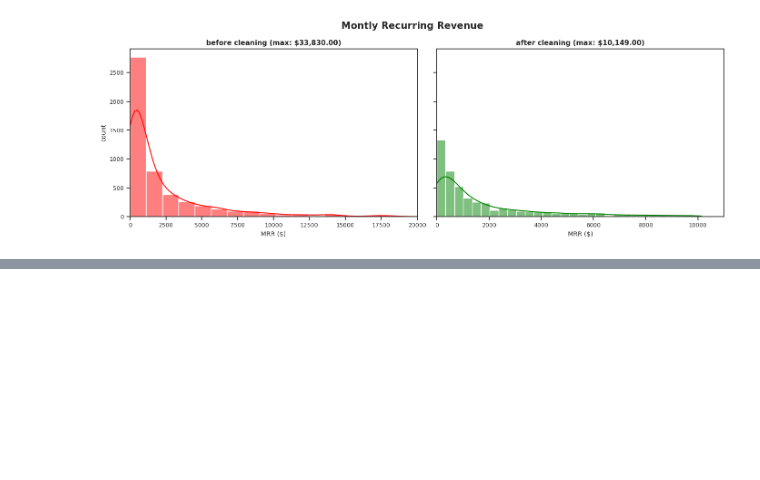
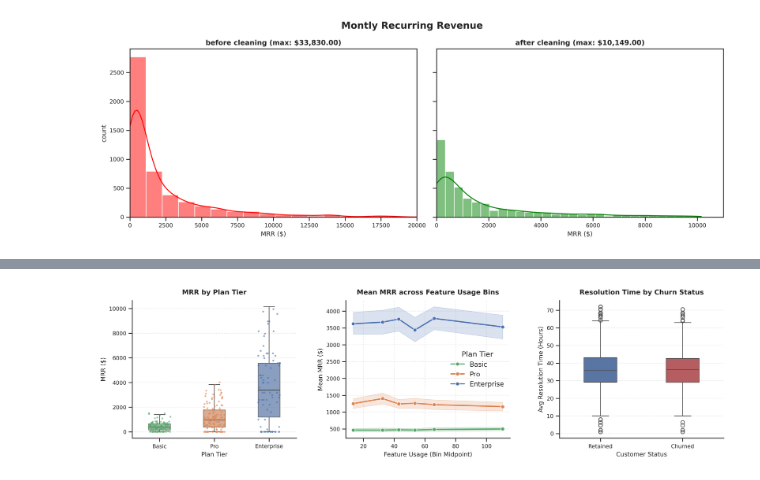
Before and after one commit to NotBenthe/EDA_SaaS_Subscription_Churn_Analytics, a Jupyter notebook: EDA.ipynb, the cells around one changed output, grey strips where cells are left out. Drawn from its saved outputs; the diff is of its cells as text; code cells hidden in the pictures; blank space fills up the shorter version.

```diff
--- a/EDA.ipynb
+++ b/EDA.ipynb
@@ -289,0 +454,98 @@ plt.show()
+# %%
+# plotting bivariate distributions
+fig, axes = plt.subplots(1, 3, figsize=(15, 4.5))
+
+# MMR by tier
+tier_order = ["Basic", "Pro", "Enterprise"]
+tier_colors = {"Basic": "#55A868", "Pro": "#DD8452", "Enterprise": "#4C72B0"}
+
+sns.boxplot(
+    data=df_clean,
+    x="plan_tier",
+    y="mrr_amount",
+    hue="plan_tier",
+    legend=False,
+    order=tier_order,
+    palette=tier_colors,
+    width=0.4,
+    fliersize=0,
+    ax=axes[0],
+    boxprops=dict(alpha=0.7)
+)
+
+sns.stripplot(
+    data=df_clean.sample(min(300, len(df_clean)), random_state=42),
+    x="plan_tier",
+    y="mrr_amount",
+    hue="plan_tier",
+    legend=False,
+    order=tier_order,
+    palette=tier_colors,
+    size=3,
+    alpha=0.6,
+    jitter=0.2,
+    ax=axes[0]
+)
+
+axes[0].set_title("MRR by Plan Tier", fontweight="bold", pad=10)
+axes[0].set_xlabel("Plan Tier")
+axes[0].set_ylabel("MRR ($)")
+axes[0].grid(True, axis="y", linestyle=":", alpha=0.6)
+sns.despine(ax=axes[0])
+
+
+# feature usage vs MMR
+df_clean_binned = df_clean.copy()
+
+# quantile bins
+df_clean_binned["usage_interval"] = pd.qcut(df_clean_binned["total_usage_count"], q=6, duplicates="drop")
+df_clean_binned["usage_bin"] = df_clean_binned["usage_interval"].apply(lambda x: x.mid).astype(float)
+
+# plotting
+sns.lineplot(
+    data=df_clean_binned,
+    x="usage_bin",
+    y="mrr_amount",
+    hue="plan_tier",
+    hue_order=tier_order,
+    palette=tier_colors,
+    marker="o",
+    linewidth=2,
+    ax=axes[1]
+)
+
+axes[1].set_title("Mean MRR across Feature Usage Bins", fontweight="bold", pad=10)
+axes[1].set_xlabel("Feature Usage (Bin Midpoint)")
+axes[1].set_ylabel("Mean MRR ($)")
+axes[1].legend(title="Plan Tier", frameon=False)
+axes[1].grid(True, linestyle=":", alpha=0.6)
+sns.despine(ax=axes[1])
+
+
+# support metric vs churn rate
+sns.boxplot(
+    data=df_clean,
+    x="churn_flag",
+    y="avg_resolution_hours",
+    hue="churn_flag",
+    palette=["#4C72B0", "#C44E52"],
+    legend=False,
+    width=0.4,
+    ax=axes[2]
+)
+
+axes[2].set_title("Resolution Time by Churn Status", fontweight="bold", pad=10)
+axes[2].set_xlabel("Customer Status")
+axes[2].set_ylabel("Avg Resolution Time (Hours)")
+
+axes[2].set_xticks([0, 1])                                 # Fixed: Set ticks first
+axes[2].set_xticklabels(["Retained", "Churned"])   # Set tick labels safely
+
+axes[2].grid(True, axis="y", linestyle=":", alpha=0.6)
+sns.despine(ax=axes[2])
+
+plt.subplots_adjust(top=0.88, bottom=0.18, left=0.06, right=0.96, wspace=0.3)
+plt.savefig("./figures/bivariate_analysis.png", dpi=300, bbox_inches="tight", facecolor="white")
+plt.show()
+# %% [output]
+[figure, added]
```
Also changed, not shown: parts of 8 cells of this notebook.
